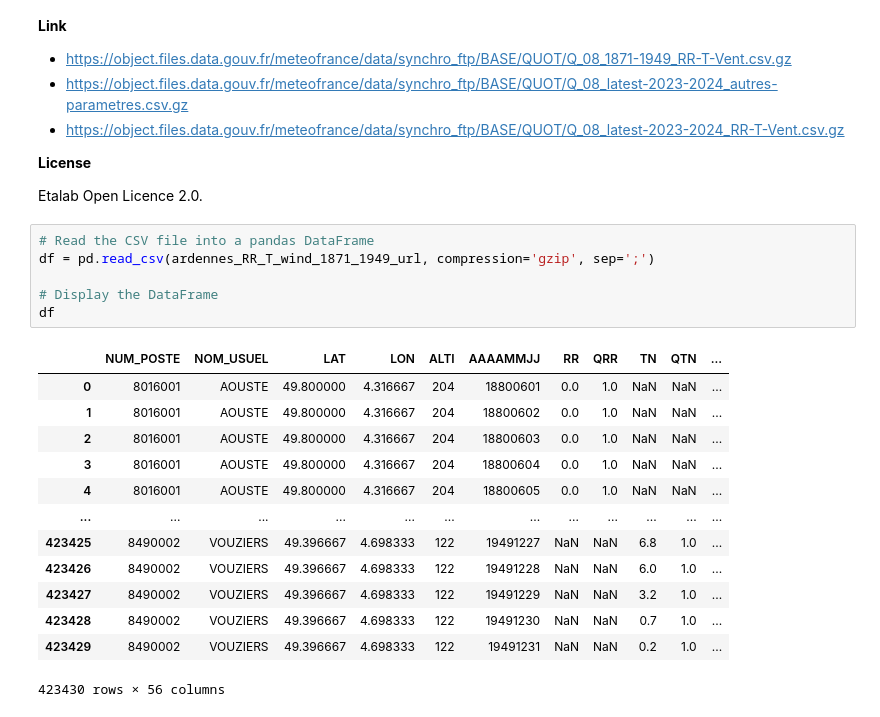
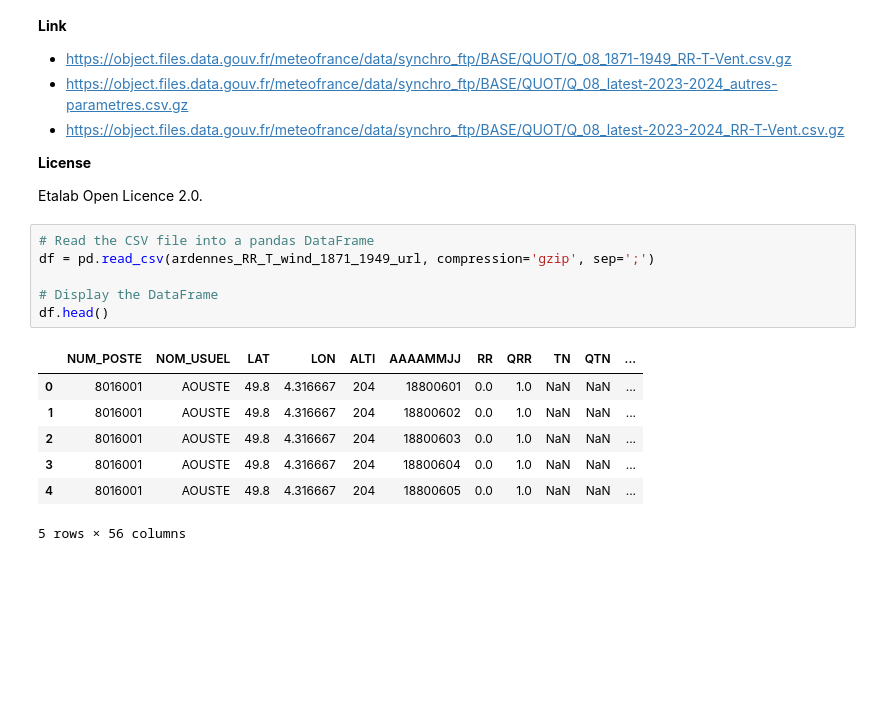
Before and after one commit to Saffian-Asghar/Global-Temperature-Analysis, a Jupyter notebook: Global_Temperature_Change.ipynb, the cells around one changed output. Drawn from its saved outputs; the diff is of its cells as text; blank space fills up the shorter version.

```diff
--- a/Global_Temperature_Change.ipynb
+++ b/Global_Temperature_Change.ipynb
@@ -349,20 +347,14 @@ Etalab Open Licence 2.0.
 # %%
 # Read the CSV file into a pandas DataFrame
 df = pd.read_csv(ardennes_RR_T_wind_1871_1949_url, compression='gzip', sep=';')
 
 # Display the DataFrame
-df
+df.head()
 # %% [output]
 |  | NUM_POSTE | NOM_USUEL | LAT | LON | ALTI | AAAAMMJJ | RR | QRR | TN | QTN | ... |
-| 0 | 8016001 | AOUSTE | 49.800000 | 4.316667 | 204 | 18800601 | 0.0 | 1.0 | NaN | NaN | ... |
-| 1 | 8016001 | AOUSTE | 49.800000 | 4.316667 | 204 | 18800602 | 0.0 | 1.0 | NaN | NaN | ... |
-| 2 | 8016001 | AOUSTE | 49.800000 | 4.316667 | 204 | 18800603 | 0.0 | 1.0 | NaN | NaN | ... |
-| 3 | 8016001 | AOUSTE | 49.800000 | 4.316667 | 204 | 18800604 | 0.0 | 1.0 | NaN | NaN | ... |
-| 4 | 8016001 | AOUSTE | 49.800000 | 4.316667 | 204 | 18800605 | 0.0 | 1.0 | NaN | NaN | ... |
-| ... | ... | ... | ... | ... | ... | ... | ... | ... | ... | ... | ... |
-| 423425 | 8490002 | VOUZIERS | 49.396667 | 4.698333 | 122 | 19491227 | NaN | NaN | 6.8 | 1.0 | ... |
-| 423426 | 8490002 | VOUZIERS | 49.396667 | 4.698333 | 122 | 19491228 | NaN | NaN | 6.0 | 1.0 | ... |
-| 423427 | 8490002 | VOUZIERS | 49.396667 | 4.698333 | 122 | 19491229 | NaN | NaN | 3.2 | 1.0 | ... |
-| 423428 | 8490002 | VOUZIERS | 49.396667 | 4.698333 | 122 | 19491230 | NaN | NaN | 0.7 | 1.0 | ... |
-| 423429 | 8490002 | VOUZIERS | 49.396667 | 4.698333 | 122 | 19491231 | NaN | NaN | 0.2 | 1.0 | ... |
+| 0 | 8016001 | AOUSTE | 49.8 | 4.316667 | 204 | 18800601 | 0.0 | 1.0 | NaN | NaN | ... |
+| 1 | 8016001 | AOUSTE | 49.8 | 4.316667 | 204 | 18800602 | 0.0 | 1.0 | NaN | NaN | ... |
+| 2 | 8016001 | AOUSTE | 49.8 | 4.316667 | 204 | 18800603 | 0.0 | 1.0 | NaN | NaN | ... |
+| 3 | 8016001 | AOUSTE | 49.8 | 4.316667 | 204 | 18800604 | 0.0 | 1.0 | NaN | NaN | ... |
+| 4 | 8016001 | AOUSTE | 49.8 | 4.316667 | 204 | 18800605 | 0.0 | 1.0 | NaN | NaN | ... |
-423430 rows × 56 columns
+5 rows × 56 columns
```
Also changed, not shown: parts of 9 cells of this notebook, 1 other file.
